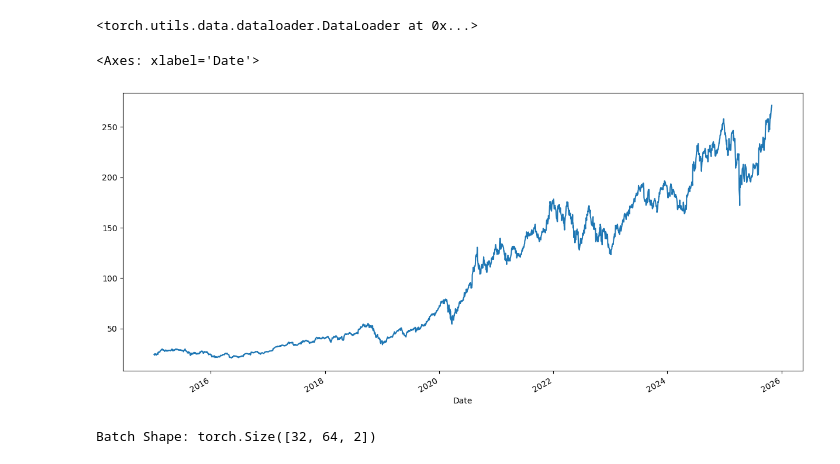
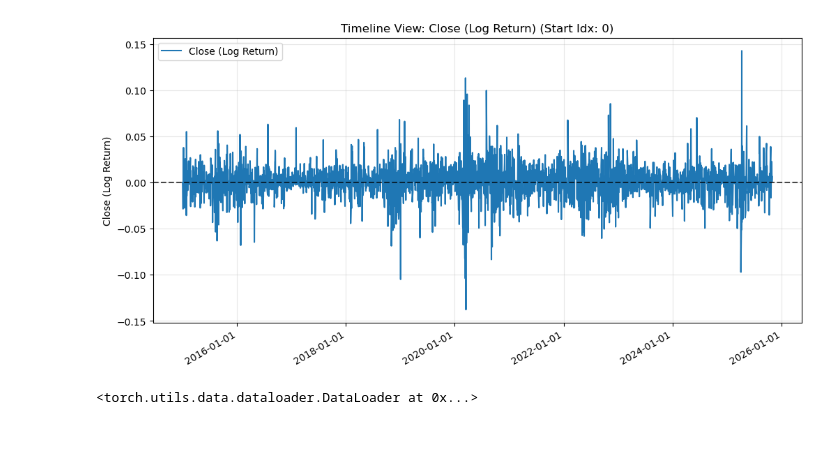
Before and after one commit to Narodomy/Time-Series-Generative-AI-for-Asset-Investment, a Jupyter notebook: notebooks/v3_playground.ipynb, the cells around one changed output. Saved outputs shown, nothing was run; the diff lists cells and outputs as text; code cells hidden in the pictures; blank space fills up the shorter version.

```diff
--- a/notebooks/v3_playground.ipynb
+++ b/notebooks/v3_playground.ipynb
@@ -57,3 +85,8 @@ Done! Loaded 80 assets. (Missing/Error: 423)
+# %%
+# แบบที่ 1: ดูยาวๆ ตั้งแต่วันที่ 0 ยันปัจจุบัน
+ts_data.plot_timeline(start_idx=0, feature="Close")
+# %% [output]
+[figure, added]
 # %%
 sp500_index_dataloader = DataLoader(sp500_index_dataset, batch_size=32, shuffle=True)
 sp500_index_dataloader
@@ -80,7 +94,0 @@ config = {
-# %%
-df = read_equity("AAPL")
-df.head(3)
-df["Close"].plot(figsize=(15, 7))
-# %% [output]
-<Axes: xlabel='Date'>
-[figure, removed]
@@ -96,5 +94,0 @@ dataloader = DataLoader(dataset, batch_size=32, shuffle=True)
-# %%
-sample_batch = next(iter(dataloader))
-print(f"Batch Shape: {sample_batch['x'].shape}")
-# %% [output]
-Batch Shape: torch.Size([32, 64, 2])
```
Also changed, not shown: parts of 21 cells of this notebook, 21 other files.
